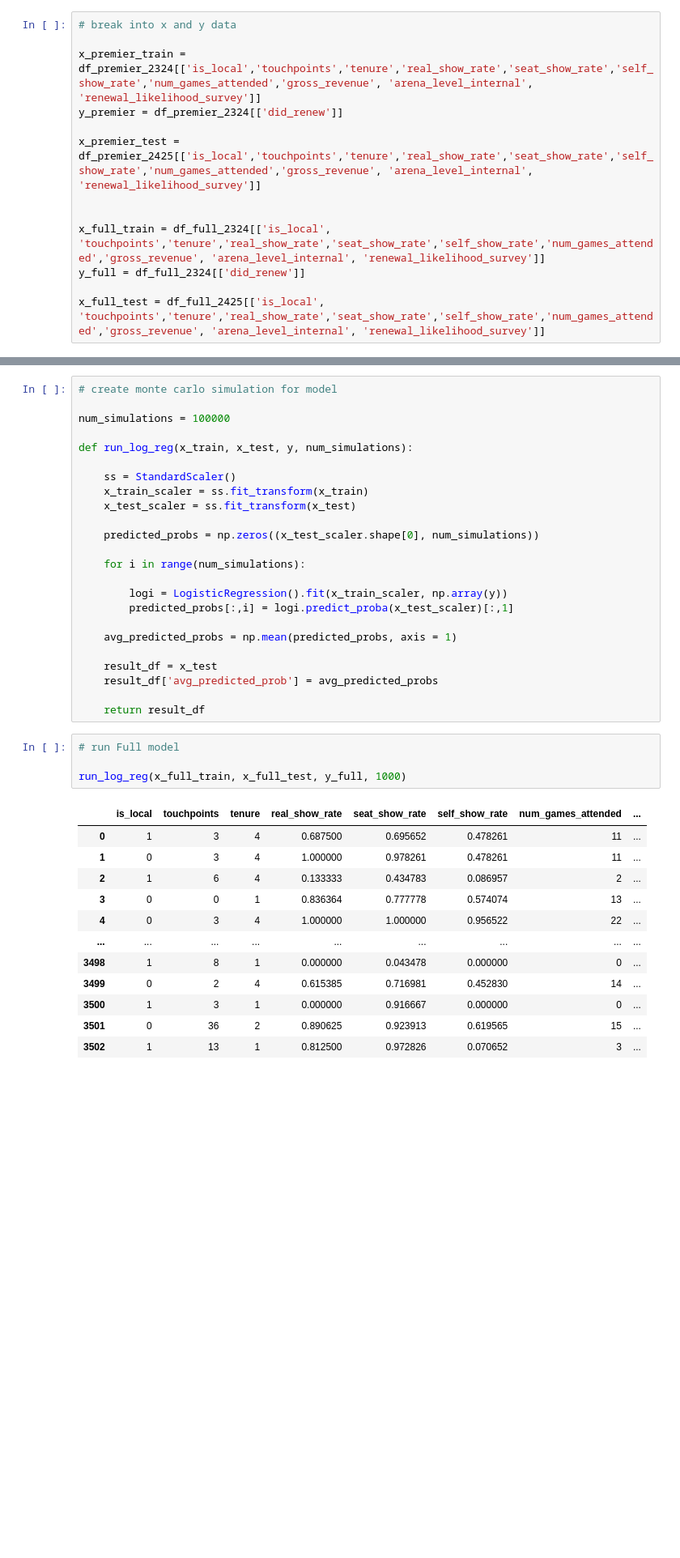
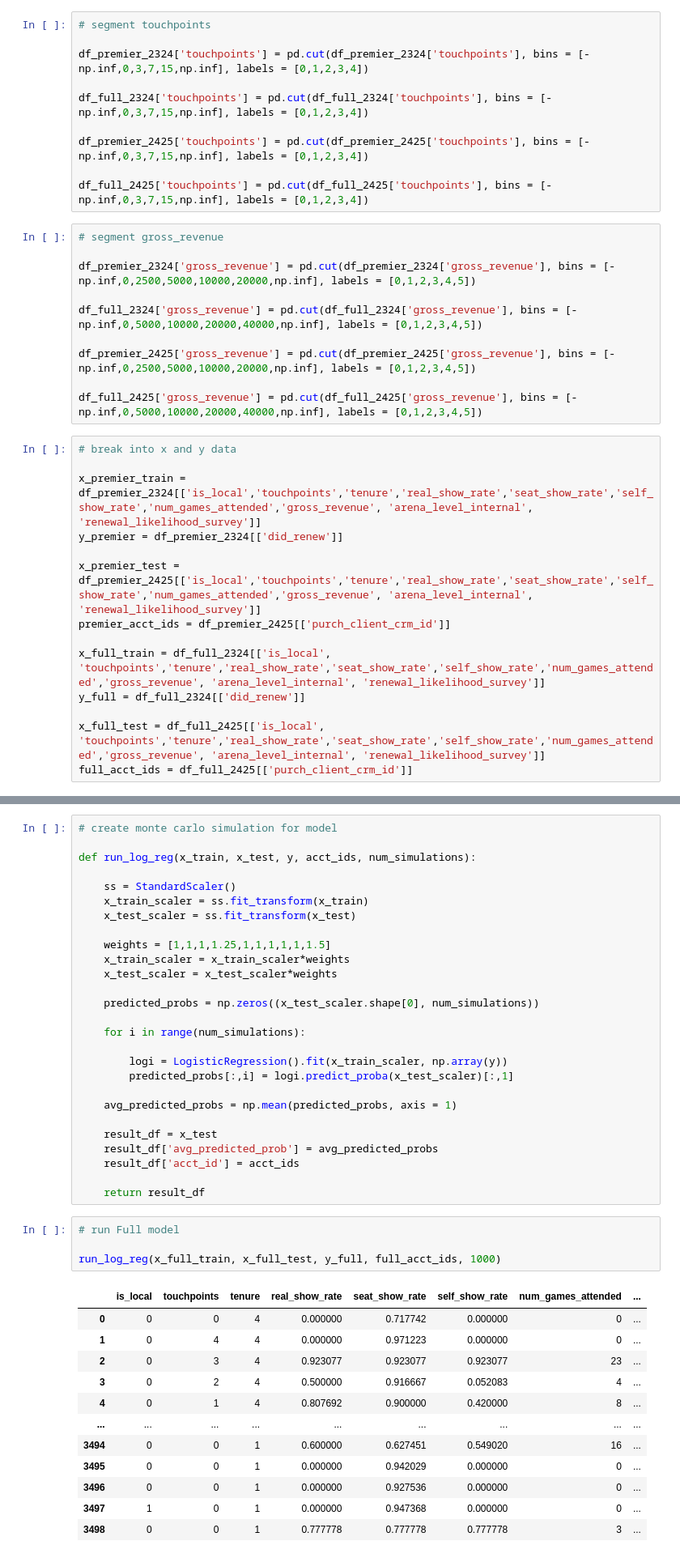
Before and after one commit to riffere-fla/pandas_party, a Jupyter notebook: renewal_scoring_2526.ipynb, the cells around one changed output, grey strips where cells are left out. Shown at 81% size. Saved outputs shown, nothing was run; the diff lists cells and outputs as text; blank space fills up the shorter version.

```diff
--- a/renewal_scoring_2526.ipynb
+++ b/renewal_scoring_2526.ipynb
@@ -851,6 +847,26 @@ df_premier_2425['renewal_likelihood_survey'] = df_premier_2425.apply(
 
 df_full_2425['renewal_likelihood_survey'] = df_full_2425.apply(
     lambda row: survey_map.get(row['renewal_likelihood_survey'], 0), axis=1)
+# %%
+# segment touchpoints
+
+df_premier_2324['touchpoints'] = pd.cut(df_premier_2324['touchpoints'], bins = [-np.inf,0,3,7,15,np.inf], labels = [0,1,2,3,4])
+
+df_full_2324['touchpoints'] = pd.cut(df_full_2324['touchpoints'], bins = [-np.inf,0,3,7,15,np.inf], labels = [0,1,2,3,4])
+
+df_premier_2425['touchpoints'] = pd.cut(df_premier_2425['touchpoints'], bins = [-np.inf,0,3,7,15,np.inf], labels = [0,1,2,3,4])
+
+df_full_2425['touchpoints'] = pd.cut(df_full_2425['touchpoints'], bins = [-np.inf,0,3,7,15,np.inf], labels = [0,1,2,3,4])
+# %%
+# segment gross_revenue
+
+df_premier_2324['gross_revenue'] = pd.cut(df_premier_2324['gross_revenue'], bins = [-np.inf,0,2500,5000,10000,20000,np.inf], labels = [0,1,2,3,4,5])
+
+df_full_2324['gross_revenue'] = pd.cut(df_full_2324['gross_revenue'], bins = [-np.inf,0,5000,10000,20000,40000,np.inf], labels = [0,1,2,3,4,5])
+
+df_premier_2425['gross_revenue'] = pd.cut(df_premier_2425['gross_revenue'], bins = [-np.inf,0,2500,5000,10000,20000,np.inf], labels = [0,1,2,3,4,5])
+
+df_full_2425['gross_revenue'] = pd.cut(df_full_2425['gross_revenue'], bins = [-np.inf,0,5000,10000,20000,40000,np.inf], labels = [0,1,2,3,4,5])
 # %%
 # break into x and y data
 
@@ -858,12 +874,13 @@ x_premier_train = df_premier_2324[['is_local','touchpoints','tenure','real_show_
 y_premier = df_premier_2324[['did_renew']]
 
 x_premier_test = df_premier_2425[['is_local','touchpoints','tenure','real_show_rate','seat_show_rate','self_show_rate','num_games_attended','gross_revenue', 'arena_level_internal', 'renewal_likelihood_survey']]
-
+premier_acct_ids = df_premier_2425[['purch_client_crm_id']]
 
 x_full_train = df_full_2324[['is_local', 'touchpoints','tenure','real_show_rate','seat_show_rate','self_show_rate','num_games_attended','gross_revenue', 'arena_level_internal', 'renewal_likelihood_survey']]
 y_full = df_full_2324[['did_renew']]
 
 x_full_test = df_full_2425[['is_local', 'touchpoints','tenure','real_show_rate','seat_show_rate','self_show_rate','num_games_attended','gross_revenue', 'arena_level_internal', 'renewal_likelihood_survey']]
+full_acct_ids = df_full_2425[['purch_client_crm_id']]
 # %%
 # Premier Model
 
@@ -906,13 +923,15 @@ x_full_test = df_full_2425[['is_local', 'touchpoints','tenure','real_show_rate',
 # %%
 # create monte carlo simulation for model
 
-num_simulations = 100000
-
-def run_log_reg(x_train, x_test, y, num_simulations):
+def run_log_reg(x_train, x_test, y, acct_ids, num_simulations):
 
     ss = StandardScaler()
     x_train_scaler = ss.fit_transform(x_train)
     x_test_scaler = ss.fit_transform(x_test)
+
+    weights = [1,1,1,1.25,1,1,1,1,1,1.5]
+    x_train_scaler = x_train_scaler*weights
+    x_test_scaler = x_test_scaler*weights
 
     predicted_probs = np.zeros((x_test_scaler.shape[0], num_simulations))
 
@@ -925,22 +944,23 @@ def run_log_reg(x_train, x_test, y, num_simulations):
 
     result_df = x_test
     result_df['avg_predicted_prob'] = avg_predicted_probs
+    result_df['acct_id'] = acct_ids
 
     return result_df
 # %%
 # run Full model
 
-run_log_reg(x_full_train, x_full_test, y_full, 1000)
+run_log_reg(x_full_train, x_full_test, y_full, full_acct_ids, 1000)
 # %% [output]
 |  | is_local | touchpoints | tenure | real_show_rate | seat_show_rate | self_show_rate | num_games_attended | ... |
-| 0 | 1 | 3 | 4 | 0.687500 | 0.695652 | 0.478261 | 11 | ... |
-| 1 | 0 | 3 | 4 | 1.000000 | 0.978261 | 0.478261 | 11 | ... |
-| 2 | 1 | 6 | 4 | 0.133333 | 0.434783 | 0.086957 | 2 | ... |
-| 3 | 0 | 0 | 1 | 0.836364 | 0.777778 | 0.574074 | 13 | ... |
-| 4 | 0 | 3 | 4 | 1.000000 | 1.000000 | 0.956522 | 22 | ... |
+| 0 | 0 | 0 | 4 | 0.000000 | 0.717742 | 0.000000 | 0 | ... |
+| 1 | 0 | 4 | 4 | 0.000000 | 0.971223 | 0.000000 | 0 | ... |
+| 2 | 0 | 3 | 4 | 0.923077 | 0.923077 | 0.923077 | 23 | ... |
+| 3 | 0 | 2 | 4 | 0.500000 | 0.916667 | 0.052083 | 4 | ... |
+| 4 | 0 | 1 | 4 | 0.807692 | 0.900000 | 0.420000 | 8 | ... |
 | ... | ... | ... | ... | ... | ... | ... | ... | ... |
-| 3498 | 1 | 8 | 1 | 0.000000 | 0.043478 | 0.000000 | 0 | ... |
-| 3499 | 0 | 2 | 4 | 0.615385 | 0.716981 | 0.452830 | 14 | ... |
-| 3500 | 1 | 3 | 1 | 0.000000 | 0.916667 | 0.000000 | 0 | ... |
-| 3501 | 0 | 36 | 2 | 0.890625 | 0.923913 | 0.619565 | 15 | ... |
-| 3502 | 1 | 13 | 1 | 0.812500 | 0.972826 | 0.070652 | 3 | ... |
+| 3494 | 0 | 0 | 1 | 0.600000 | 0.627451 | 0.549020 | 16 | ... |
+| 3495 | 0 | 0 | 1 | 0.000000 | 0.942029 | 0.000000 | 0 | ... |
+| 3496 | 0 | 0 | 1 | 0.000000 | 0.927536 | 0.000000 | 0 | ... |
+| 3497 | 1 | 0 | 1 | 0.000000 | 0.947368 | 0.000000 | 0 | ... |
+| 3498 | 0 | 0 | 1 | 0.777778 | 0.777778 | 0.777778 | 3 | ... |
```
Also changed, not shown: parts of 7 cells of this notebook.
